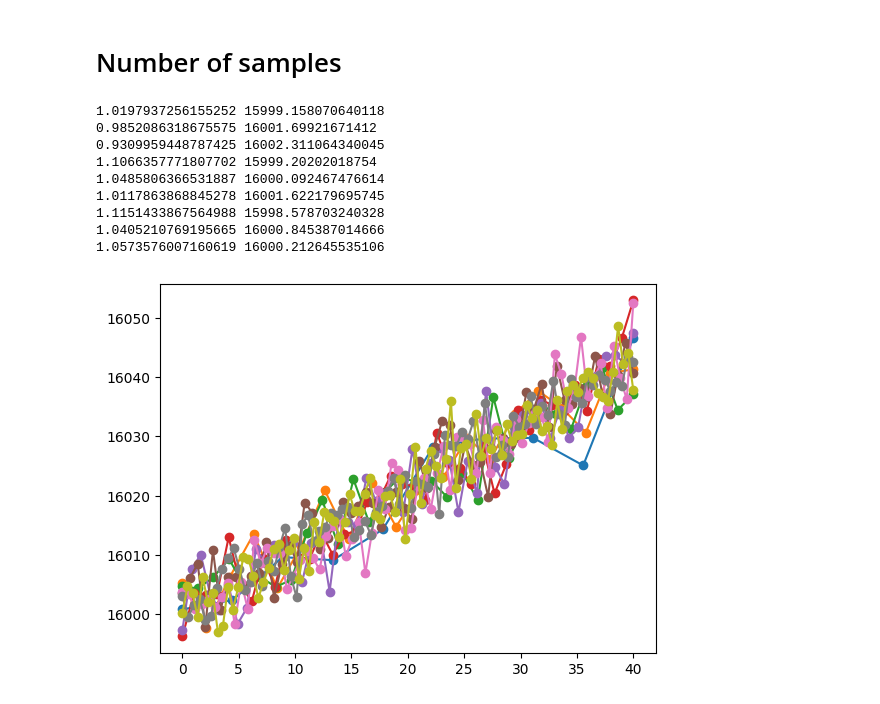
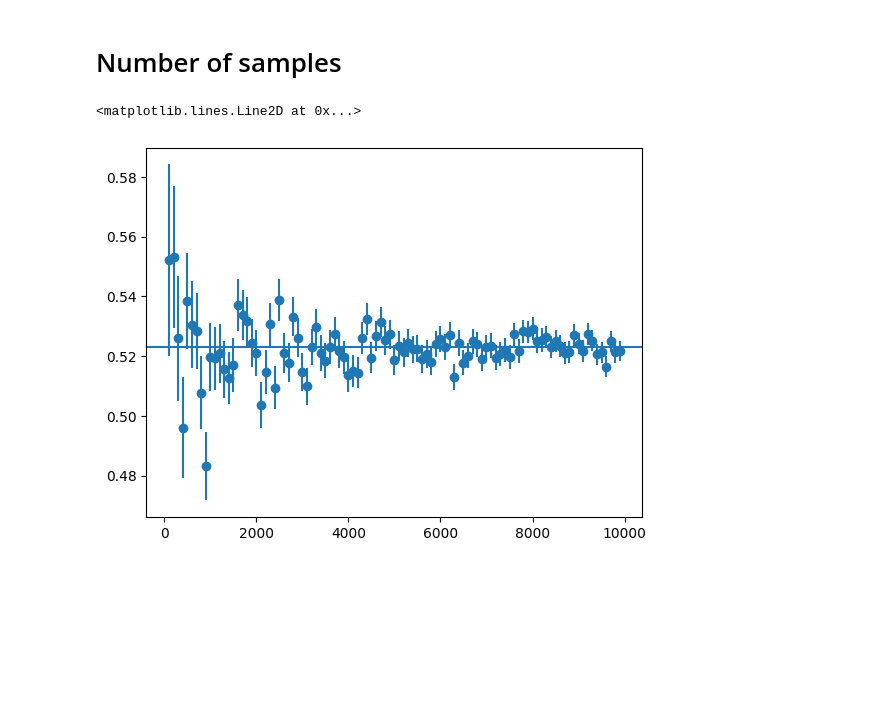
Before and after one commit to ncrubin/mec-sandia, a Jupyter notebook: notebooks/stopping_variance_estimation.ipynb, the cells around one changed output. Saved outputs shown, nothing was run; the diff lists cells and outputs as text; code cells hidden in the pictures; blank space fills up the shorter version.

```diff
--- a/notebooks/stopping_variance_estimation.ipynb
+++ b/notebooks/stopping_variance_estimation.ipynb
@@ -1112,29 +1112,31 @@ plt.legend()
 # %%
 import numpy as np
 import matplotlib.pyplot as plt
 import scipy.optimize
 
 t_max = 40.0
-sigma = 4.0
+sigma = 4
 def func(x, a, b):
     return a*x + b
 
 a0 = 0.523
 b0 = 8000
 
-for density in range(10, 100, 10):
+res = []
+cost = []
+factor = []
+num_pts = np.array(range(100, 10_000, 100))
+for density in num_pts:
     xs = np.linspace(0, t_max, density)
-    ys = func(xs, a0, b0) + np.random.normal(func(xs, a0, b0), sigma, density)
-    plt.plot(xs, ys, marker="o")
+    factor.append((t_max / density))
+    cost.append(np.sum(xs))
+    ys = func(xs, a0, b0) + np.random.normal(0.0, sigma, density)
     popt, pcov = scipy.optimize.curve_fit(func, xs, ys)
+    res.append((popt[0], np.sqrt(pcov[0,0])))
+
+slopes, err = zip(*res)
+plt.errorbar(num_pts, slopes, yerr=err, fmt="o")
+plt.axhline(a0)
 # %% [output]
-1.0197937256155252 15999.158070640118
-0.9852086318675575 16001.69921671412
-0.9309959448787425 16002.311064340045
-1.1066357771807702 15999.20202018754
-1.0485806366531887 16000.092467476614
-1.0117863868845278 16001.622179695745
-1.1151433867564988 15998.578703240328
-1.0405210769195665 16000.845387014666
-1.0573576007160619 16000.212645535106
+<matplotlib.lines.Line2D at 0x...>
-[figure, old version]
+[figure, new version]
```
Also changed, not shown: parts of 6 cells of this notebook.
